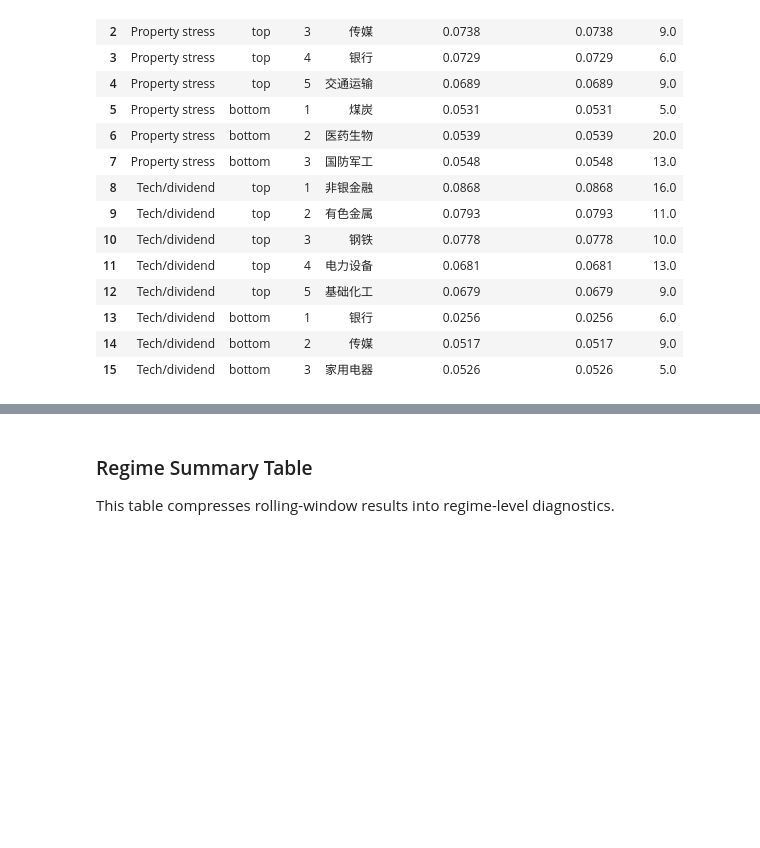
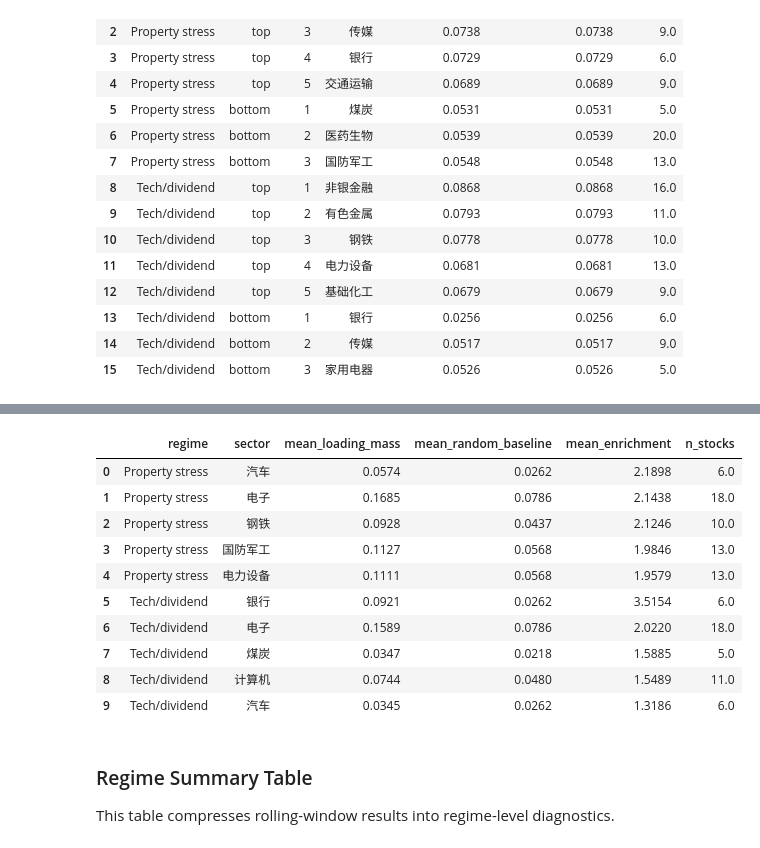
Before and after one commit to Yichen-Leo/Tracing-Chinese_A_Shares-by-Multifactor_model, a Jupyter notebook: macro_mode_chinese_a_shares.ipynb, the cells around one changed output, grey strips where cells are left out. Cells and saved outputs as stored; diff of their text form; code cells hidden in the pictures; blank space fills up the shorter version.

```diff
--- a/macro_mode_chinese_a_shares.ipynb
+++ b/macro_mode_chinese_a_shares.ipynb
@@ -687,3 +707,72 @@ pc1_sector_loading_regime_extremes.round(4)
+# %%
+def pc_sector_enrichment_table(key, pc_idx: int = 2) -> pd.DataFrame:
+    regime_name, window_end = key
+    res = rolling_details[key]["pca"]
+    columns = res["columns"]
+    vec = res["eigvecs"][:, pc_idx - 1]
+    N = res["N"]
+
+    df = pd.DataFrame({
+        "ts_code": columns,
+        "sector": sector_final.reindex(columns).values,
+        "loading_sq": vec ** 2,
+    }).dropna(subset=["sector"])
+
+    out = (
+        df.groupby("sector")
+        .agg(
+            loading_mass=("loading_sq", "sum"),
+            n_stocks=("ts_code", "count"),
+        )
+        .reset_index()
+    )
+    out["random_baseline"] = out["n_stocks"] / N
+    out["enrichment"] = out["loading_mass"] / out["random_baseline"]
+    out.insert(0, "regime", regime_name)
+    out.insert(1, "window_end", window_end)
+    out.insert(2, "pc", f"PC{pc_idx}")
+    return out.sort_values("enrichment", ascending=False)
+
+
+pc2_sector_enrichment_all = pd.concat([
+    pc_sector_enrichment_table(key, pc_idx=2)
+    for key in rolling_details
+], ignore_index=True)
+
+pc2_sector_enrichment_regime = (
+    pc2_sector_enrichment_all
+    .groupby(["regime", "sector"])
+    .agg(
+        mean_loading_mass=("loading_mass", "mean"),
+        mean_random_baseline=("random_baseline", "mean"),
+        mean_enrichment=("enrichment", "mean"),
+        n_stocks=("n_stocks", "median"),
+    )
+    .reset_index()
+)
+
+pc2_sector_enrichment_top = (
+    pc2_sector_enrichment_regime
+    .query("n_stocks >= @MIN_SECTOR_STOCKS")
+    .sort_values(["regime", "mean_enrichment"], ascending=[True, False])
+    .groupby("regime")
+    .head(5)
+    .reset_index(drop=True)
+)
+
+pc2_sector_enrichment_top.round(4)
+# %% [output]
+|  | regime | sector | mean_loading_mass | mean_random_baseline | mean_enrichment | n_stocks |
+| 0 | Property stress | 汽车 | 0.0574 | 0.0262 | 2.1898 | 6.0 |
+| 1 | Property stress | 电子 | 0.1685 | 0.0786 | 2.1438 | 18.0 |
+| 2 | Property stress | 钢铁 | 0.0928 | 0.0437 | 2.1246 | 10.0 |
+| 3 | Property stress | 国防军工 | 0.1127 | 0.0568 | 1.9846 | 13.0 |
+| 4 | Property stress | 电力设备 | 0.1111 | 0.0568 | 1.9579 | 13.0 |
+| 5 | Tech/dividend | 银行 | 0.0921 | 0.0262 | 3.5154 | 6.0 |
+| 6 | Tech/dividend | 电子 | 0.1589 | 0.0786 | 2.0220 | 18.0 |
+| 7 | Tech/dividend | 煤炭 | 0.0347 | 0.0218 | 1.5885 | 5.0 |
+| 8 | Tech/dividend | 计算机 | 0.0744 | 0.0480 | 1.5489 | 11.0 |
+| 9 | Tech/dividend | 汽车 | 0.0345 | 0.0262 | 1.3186 | 6.0 |
 # %% [markdown]
 ### Regime Summary Table
 
```
Also changed, not shown: parts of 4 cells of this notebook, 1 other file.
